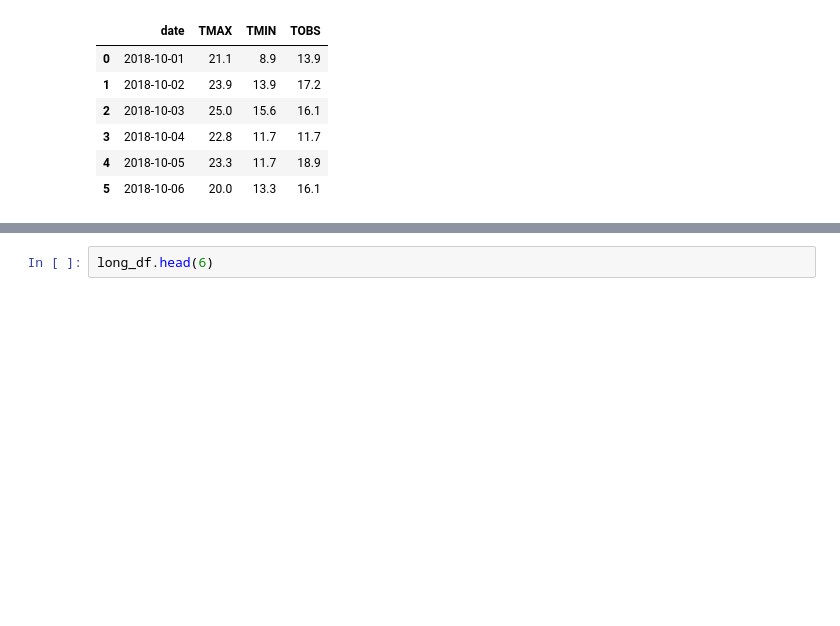
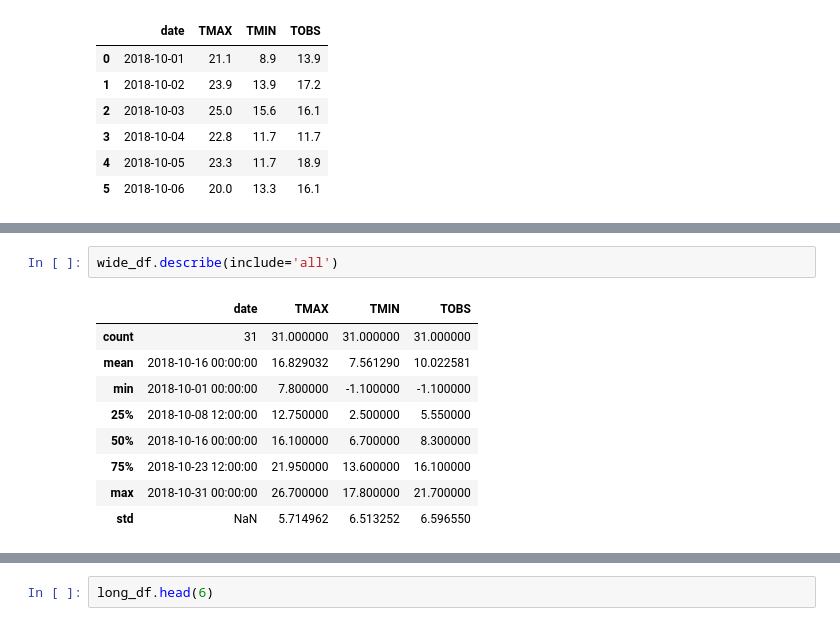
Before and after one commit to roger-mengqiu-chen/DS-learning, a Jupyter notebook: hands-on-da-with-pandas/ch03/1-wide_vs_long.ipynb, the cells around one changed output, grey strips where cells are left out. Drawn from its saved outputs; the diff is of its cells as text; blank space fills up the shorter version.

```diff
--- a/hands-on-da-with-pandas/ch03/1-wide_vs_long.ipynb
+++ b/hands-on-da-with-pandas/ch03/1-wide_vs_long.ipynb
@@ -16,0 +25,12 @@ wide_df.head(6)
+# %%
+wide_df.describe(include='all')
+# %% [output]
+|  | date | TMAX | TMIN | TOBS |
+| count | 31 | 31.000000 | 31.000000 | 31.000000 |
+| mean | 2018-10-16 00:00:00 | 16.829032 | 7.561290 | 10.022581 |
+| min | 2018-10-01 00:00:00 | 7.800000 | -1.100000 | -1.100000 |
+| 25% | 2018-10-08 12:00:00 | 12.750000 | 2.500000 | 5.550000 |
+| 50% | 2018-10-16 00:00:00 | 16.100000 | 6.700000 | 8.300000 |
+| 75% | 2018-10-23 12:00:00 | 21.950000 | 13.600000 | 16.100000 |
+| max | 2018-10-31 00:00:00 | 26.700000 | 17.800000 | 21.700000 |
+| std | NaN | 5.714962 | 6.513252 | 6.596550 |
```
Also changed, not shown: parts of 4 cells of this notebook, 3 other files.
